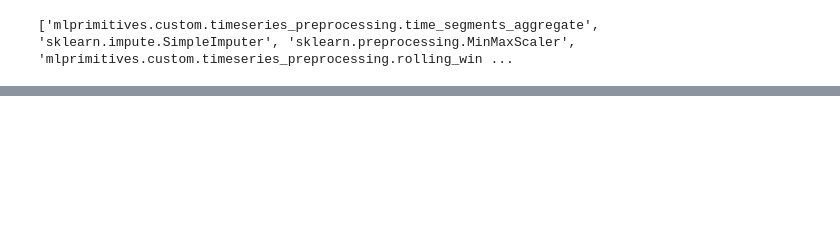
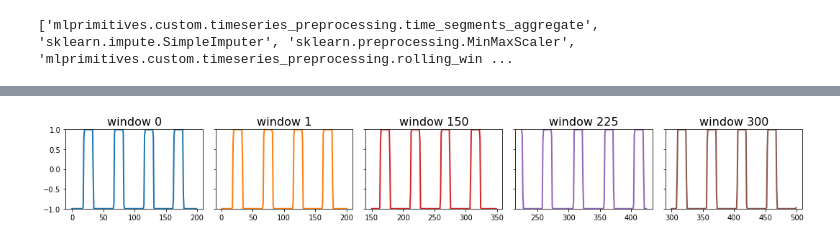
Before and after one commit to genbhall/MSc-individual-project, a Jupyter notebook: model/test_model.ipynb, the cells around one changed output, grey strips where cells are left out. Drawn from its saved outputs; the diff is of its cells as text; code cells hidden in the pictures; blank space fills up the shorter version.

```diff
--- a/model/test_model.ipynb
+++ b/model/test_model.ipynb
@@ -207,12 +205,14 @@ plot_rws(X, 100)
 from config.model import hyperparameters
 from orion.primitives.tadgan import TadGAN
 
-hyperparameters["epochs"] = 35
-hyperparameters["shape"] = (100, 1) # based on the window size
+hyperparameters["epochs"] = 10
+hyperparameters["input_shape"] = (200, 1)
+hyperparameters["target_shape"] = (200, 1)
 hyperparameters["optimizer"] = "keras.optimizers.Adam"
 hyperparameters["learning_rate"] = 0.0005
 hyperparameters["latent_dim"] = 20
 hyperparameters["batch_size"] = 64
+hyperparameters["layers_generator"][1]["parameters"]["units"] = int(200/2)
 
 tgan = TadGAN(**hyperparameters)
 tgan.fit(X)
@@ -248,8 +241,10 @@ KeyboardInterrupt:
 # %%
 # reconstructing the signal
 X_hat, critic = tgan.predict(X)
 # visualize X_hat
-plot_rws(X_hat)
+plot_rws(X_hat, window=200)
+# %% [output]
+[figure, added]
 # %%
 # flatten the predicted windows
 y_hat = unroll_ts(X_hat)
```
Also changed, not shown: parts of 11 cells of this notebook.
